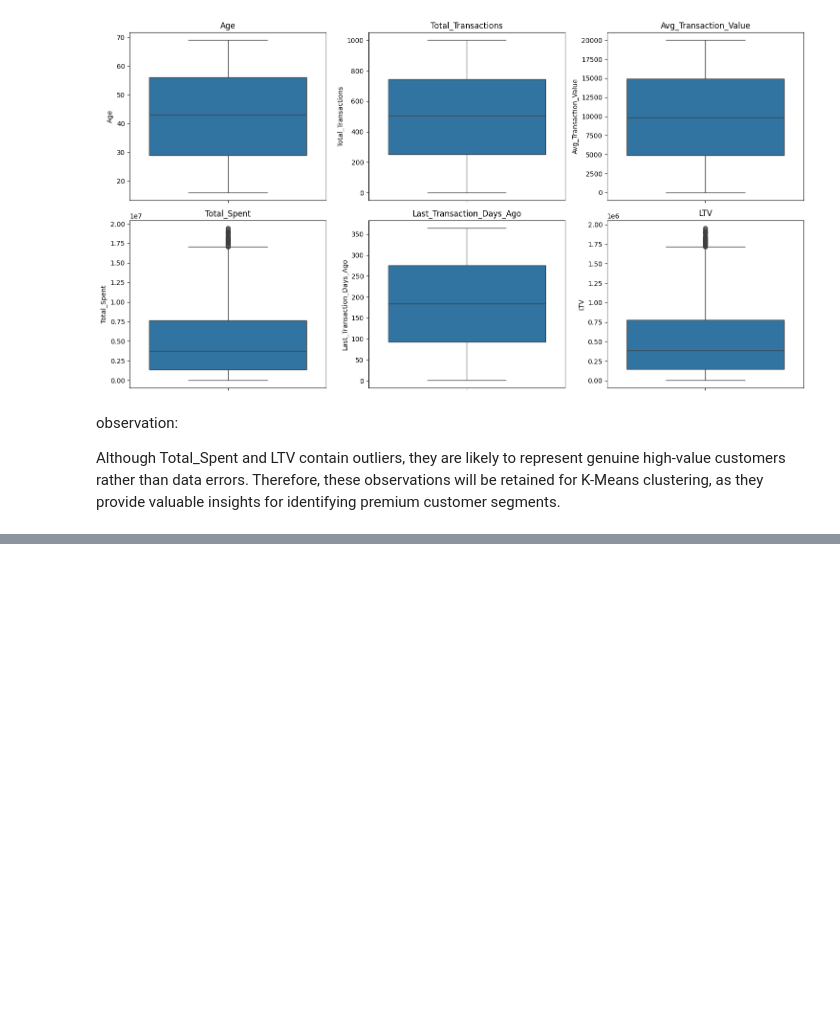
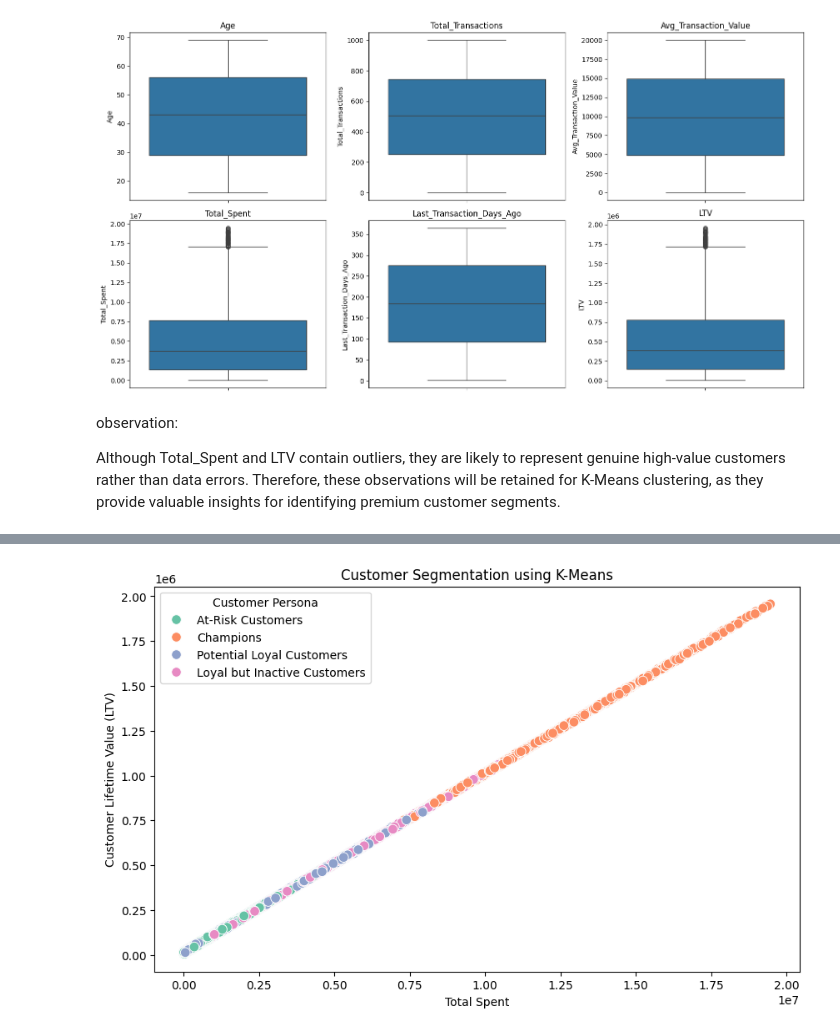
Before and after one commit to chilakala-jahnavi/Customer_Segmentation_and_CLV_Analysis, a Jupyter notebook: Customer_Segmentation_&_CLV_Analysis.ipynb, the cells around one changed output, grey strips where cells are left out. Cells and saved outputs as stored; diff of their text form; code cells hidden in the pictures; blank space fills up the shorter version.

```diff
--- a/Customer_Segmentation_&_CLV_Analysis.ipynb
+++ b/Customer_Segmentation_&_CLV_Analysis.ipynb
@@ -251,0 +350,14 @@ features = df[['Total_Transactions',
+# %%
+# Assign business personas based on cluster characteristics identified
+# from the cluster summary.
+
+persona_mapping = {
+    0: "Potential Loyal Customers",
+    1: "Champions",
+    2: "At-Risk Customers",
+    3: "Loyal but Inactive Customers"
+}
+
+df['Customer_Persona'] = df['Cluster'].map(persona_mapping)
+
+df[['Cluster', 'Customer_Persona']].head()
@@ -251,0 +371,22 @@ features = df[['Total_Transactions',
+# %%
+# Visualize customer segments based on Total Spent and Lifetime Value.
+# Each color represents a different customer segment identified by K-Means.
+
+plt.figure(figsize=(10,6))
+
+sns.scatterplot(
+    data=df,
+    x='Total_Spent',
+    y='LTV',
+    hue='Customer_Persona',
+    palette='Set2',
+    s=70
+)
+
+plt.title("Customer Segmentation using K-Means")
+plt.xlabel("Total Spent")
+plt.ylabel("Customer Lifetime Value (LTV)")
+plt.legend(title="Customer Persona")
+plt.show()
+# %% [output]
+[figure, added]
```
Also changed, not shown: parts of 14 cells of this notebook.
